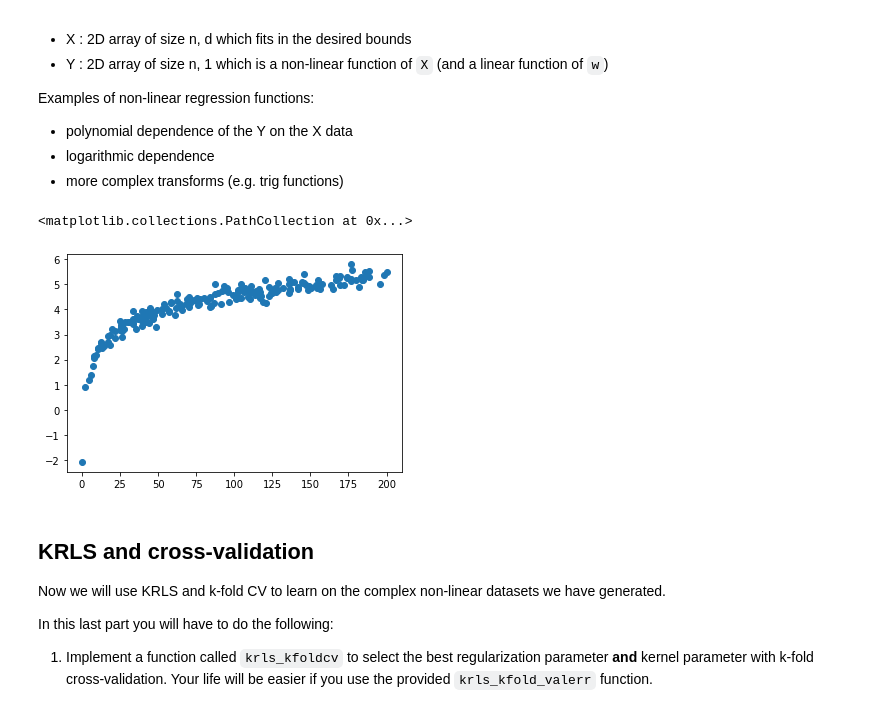
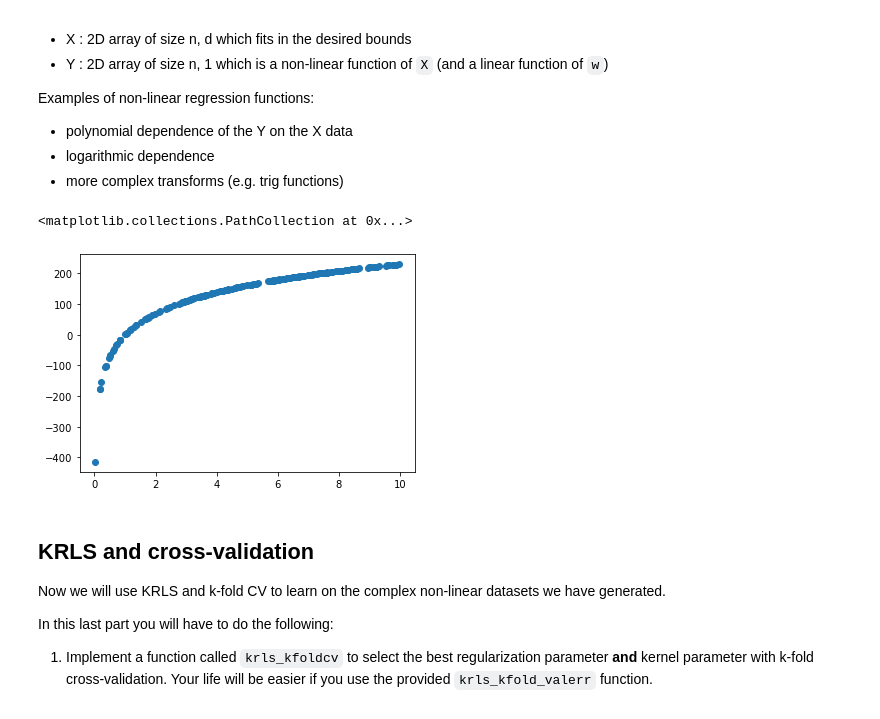
Before and after one commit to invzz/ML_LAB, a Jupyter notebook: Lab 5 - Kernel Regularized Least Squares.ipynb, the cells around one changed output. Saved outputs shown, nothing was run; the diff lists cells and outputs as text; code cells hidden in the pictures.

```diff
--- a/Lab 5 - Kernel Regularized Least Squares.ipynb
+++ b/Lab 5 - Kernel Regularized Least Squares.ipynb
@@ -250,32 +250,32 @@ Examples of non-linear regression functions:
 # %%
 def nonlinear_data_gen(n, d, low_d, high_d, sigma_noise):
     X = np.random.uniform(low=low_d, high=high_d, size=(n, d))
     assert X.shape == (n, d), "Shape of X incorrect"
 
-    Y = np.log(X) @ np.identity(d)
+    Y = np.log(X) *100
     # Y = np.random.uniform(low=low_d, high=high_d, size=(n, 1))
-    #Y = np.resize(Y,(n,1))
+    Y = np.resize(Y,(n,1))
     assert Y.shape == (n, 1), "Shape of Y incorrect"
 
     # Add noise
 
     noise = np.random.normal(0, sigma_noise, size=(n, 1))
     Y_noisy = Y + noise
 
     # Y_noisy = np.concatenate([Y,noise], axis=1)
     return X, Y_noisy
 
 n=200
 d=1
 low_d = 0
-high_d = 200
+high_d = 10
 sigma_noise = 0.2
 x,y = nonlinear_data_gen(n, d, low_d, high_d, sigma_noise)
 
 plt.scatter(x,y)
 # %% [output]
 <matplotlib.collections.PathCollection at 0x...>
-[figure, old version]
+[figure, new version]
 # %% [markdown]
 ## KRLS and cross-validation
 Now we will use KRLS and k-fold CV to learn on the complex non-linear datasets we have generated.
```
Also changed, not shown: parts of 10 cells of this notebook.
